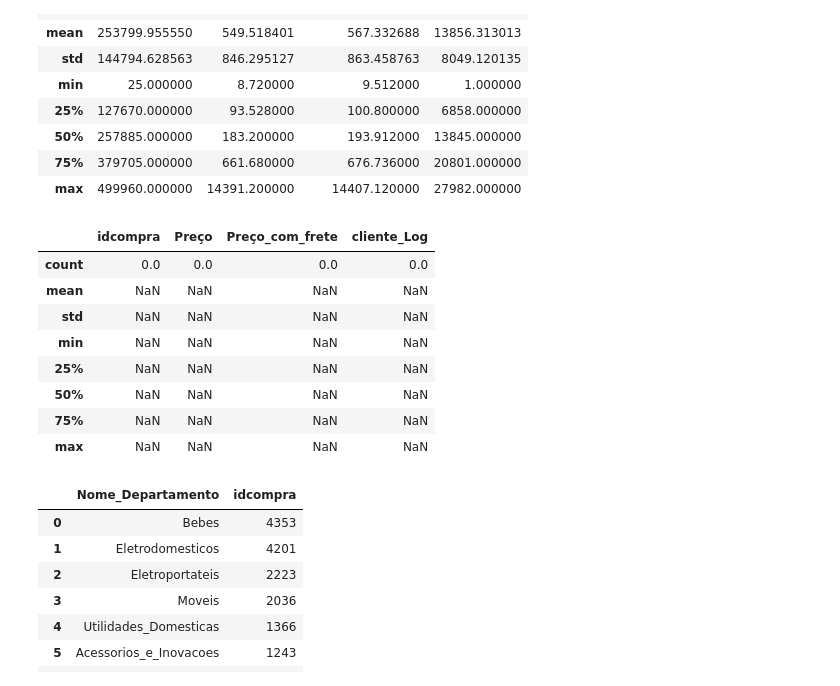
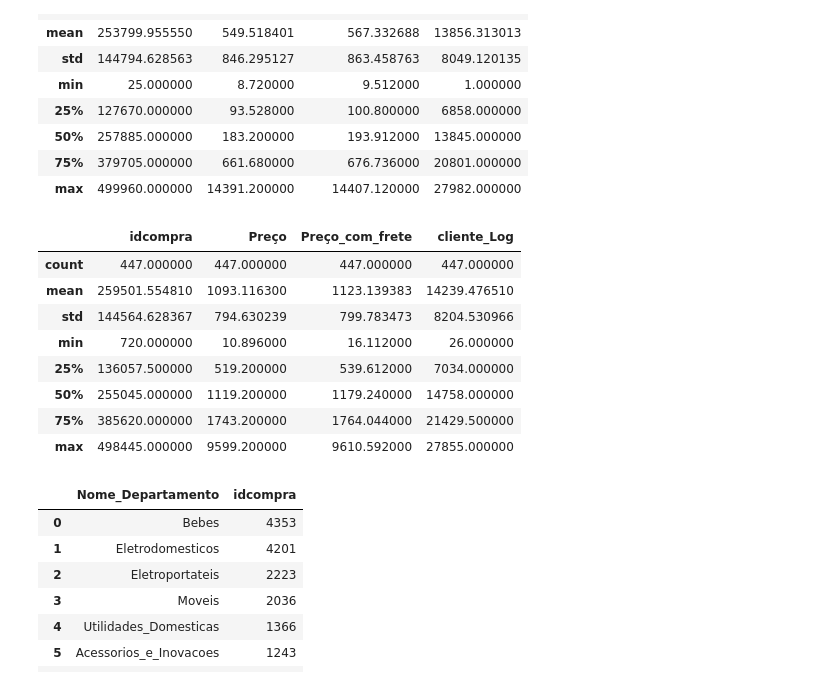
Before and after one commit to BrendoAires/caseVarejo, a Jupyter notebook: Case_Varejo.ipynb, the cells around one changed output. Saved outputs shown, nothing was run; the diff lists cells and outputs as text; code cells hidden in the pictures.

```diff
--- a/Case_Varejo.ipynb
+++ b/Case_Varejo.ipynb
@@ -240,17 +240,17 @@ vendas_correto.describe()
 | 75% | 379705.000000 | 661.680000 | 676.736000 | 20801.000000 |
 | max | 499960.000000 | 14391.200000 | 14407.120000 | 27982.000000 |
 # %%
-vendas_correto.query("Nome_Departamento == 'Esporte_e_Lazer' and estado == 'RJ'").describe()
+vendas_correto.query("Nome_Departamento == 'Esporte_e_Lazer'").describe()
 # %% [output]
 |  | idcompra | Preço | Preço_com_frete | cliente_Log |
-| count | 0.0 | 0.0 | 0.0 | 0.0 |
-| mean | NaN | NaN | NaN | NaN |
-| std | NaN | NaN | NaN | NaN |
-| min | NaN | NaN | NaN | NaN |
-| 25% | NaN | NaN | NaN | NaN |
-| 50% | NaN | NaN | NaN | NaN |
-| 75% | NaN | NaN | NaN | NaN |
-| max | NaN | NaN | NaN | NaN |
+| count | 447.000000 | 447.000000 | 447.000000 | 447.000000 |
+| mean | 259501.554810 | 1093.116300 | 1123.139383 | 14239.476510 |
+| std | 144564.628367 | 794.630239 | 799.783473 | 8204.530966 |
+| min | 720.000000 | 10.896000 | 16.112000 | 26.000000 |
+| 25% | 136057.500000 | 519.200000 | 539.612000 | 7034.000000 |
+| 50% | 255045.000000 | 1119.200000 | 1179.240000 | 14758.000000 |
+| 75% | 385620.000000 | 1743.200000 | 1764.044000 | 21429.500000 |
+| max | 498445.000000 | 9599.200000 | 9610.592000 | 27855.000000 |
 # %%
 #Departamentos mais vendidos
 vendas_correto.groupby('Nome_Departamento').idcompra.nunique().sort_values(ascending=False).reset_index()
```
Also changed, not shown: parts of 2 cells of this notebook.
